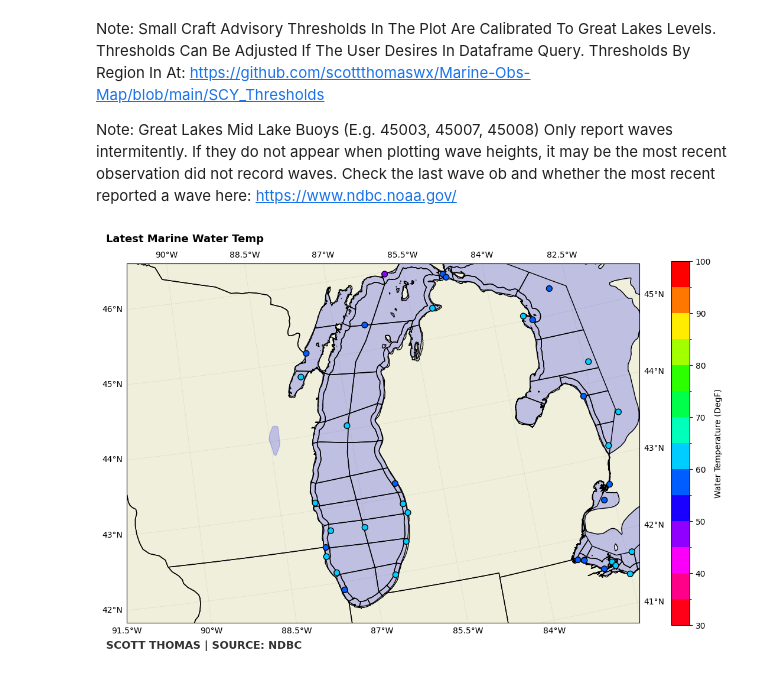
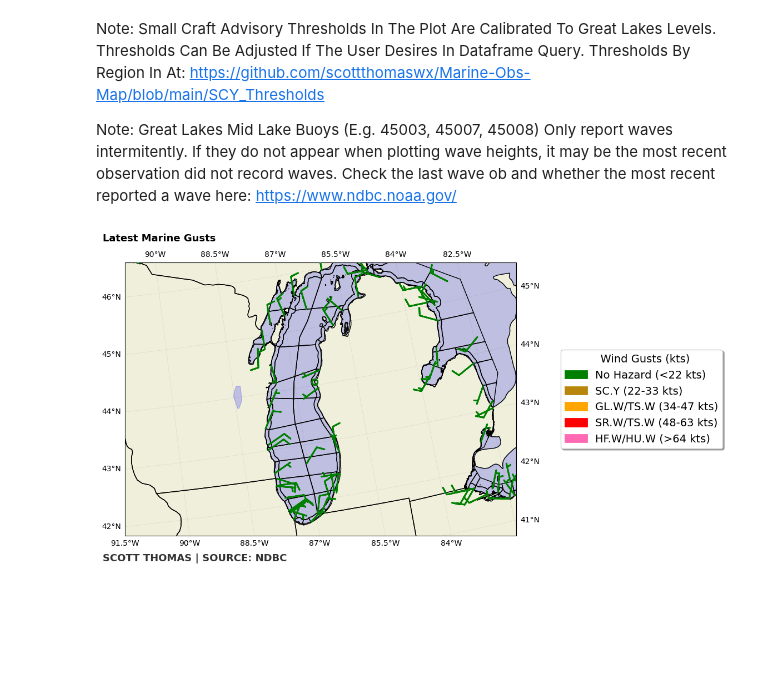
Before and after one commit to scottthomaswx/Marine-Obs-Map, a Jupyter notebook: MarineObsMap.ipynb, the cells around one changed output. Cells and saved outputs as stored; diff of their text form; code cells hidden in the pictures; blank space fills up the shorter version.

Commit message:
Add headline thresholds and titles to legends

```diff
--- a/MarineObsMap.ipynb
+++ b/MarineObsMap.ipynb
@@ -32,7 +32,7 @@ Note: Great Lakes Mid Lake Buoys (E.g. 45003, 45007, 45008) Only report waves in
 
 #User Selects What Obs They Want To Plot And Lat/Long
 
-variable = 'Water Temp' # @param ["Wave Height", "Sustained Wind Speed", "Wind Gusts", "Air Temp", "Water Temp"]
+variable = 'Wind Gusts' # @param ["Wave Height", "Sustained Wind Speed", "Wind Gusts", "Air Temp", "Water Temp"]
 
 WestLong = -88 # @param {type:"number"}
 EastLong = -85 # @param {type:"number"}
@@ -226,7 +226,7 @@ elif variable == 'Wind Gusts':
   ax.set_position([box.x0, box.y0, box.width * 0.8, box .height])
   ax.legend(loc='center left', bbox_to_anchor=(1.10, 0.5),
     ncol=1, fancybox=True, shadow=True, markerscale = 14,
-    title_fontsize = 14, fontsize = 14)
+    title_fontsize = 14, fontsize = 14, title='  Wind Gusts (kts)')
 
 #If User Selects Air Temp
 elif variable == 'Air Temp':
@@ -278,31 +278,31 @@ elif variable == 'Water Temp':
 
   #Set Color Map and Levels For CMAP
   cmap = plt.cm.hsv_r
   bounds = [30, 35, 40, 45, 50, 55, 60, 65, 70, 75, 80, 85, 90, 95, 100]
   norm = mpl.colors.BoundaryNorm(bounds, cmap.N)
 
   #Plot Water Temp
   wtmp = ax.scatter(df['longitude'], df['latitude'], c=df['water_temp_degf'],
            transform=ccrs.PlateCarree(), cmap = cmap, norm = norm, zorder = 999, s = 50, edgecolor = 'black')
 
   #Plot Colorbar
   plt.colorbar( wtmp, label="Water Temperature (DegF)", orientation="vertical", location = 'right')
 
   #Add Text Based On Plot Ratios
   plt.figtext(0.10, 0.92, f'Latest Marine Water Temp', ha='left', weight='bold', fontsize=13)
   plt.figtext(0.10, 0.06, f'SCOTT THOMAS | SOURCE: NDBC', weight='bold', color='black', fontsize=13, ha='left', alpha=0.8)
 
 #Add Features To Plot
 ax.coastlines(color='black',resolution='10m',zorder=99)
 ax.add_feature(cfeat.STATES.with_scale('50m'),edgecolor='black', zorder=9)
 ax.add_feature(lake)
 
 #Add Lat Long Grid
 gl = ax.gridlines(draw_labels = True, x_inline = False, y_inline = False, rotate_labels = False, linewidth = 0.5, linestyle = '--', color = 'black', alpha = 0.1)
 gl.x_labels_top = False
 gl.x_labels_bottom = True
 
 #Show Plot
 plt.show()
 # %% [output]
-[figure, old version]
+[figure, new version]
```
